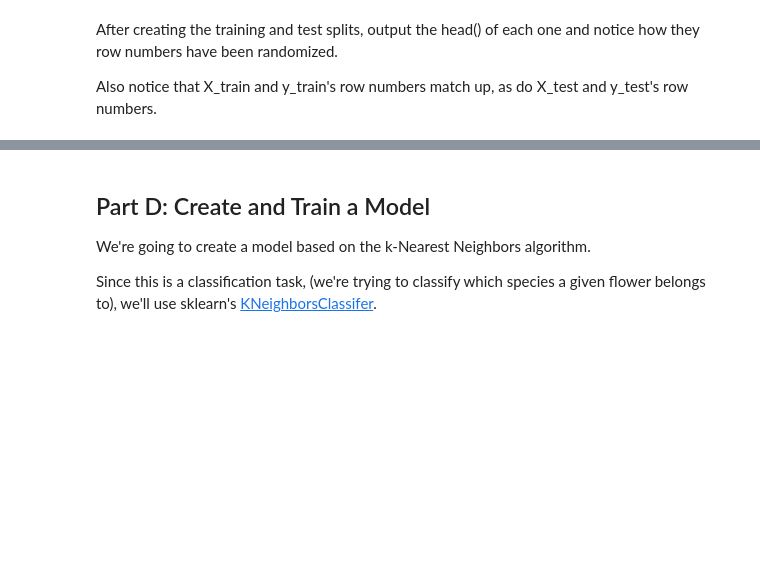
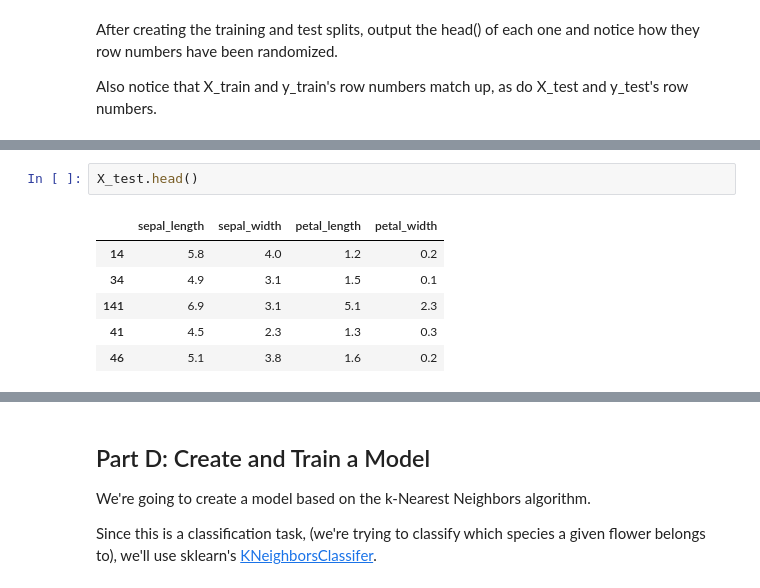
Before and after one commit to Taylor-Paxman/CSE450, a Jupyter notebook: notebooks/Exploration_04.ipynb, the cells around one changed output, grey strips where cells are left out. Drawn from its saved outputs; the diff is of its cells as text; blank space fills up the shorter version.

```diff
--- a/notebooks/Exploration_04.ipynb
+++ b/notebooks/Exploration_04.ipynb
@@ -127,0 +151,9 @@ Also notice that X_train and y_train's row numbers match up, as do X_test and y_
+# %%
+X_test.head()
+# %% [output]
+|  | sepal_length | sepal_width | petal_length | petal_width |
+| 14 | 5.8 | 4.0 | 1.2 | 0.2 |
+| 34 | 4.9 | 3.1 | 1.5 | 0.1 |
+| 141 | 6.9 | 3.1 | 5.1 | 2.3 |
+| 41 | 4.5 | 2.3 | 1.3 | 0.3 |
+| 46 | 5.1 | 3.8 | 1.6 | 0.2 |
```
Also changed, not shown: parts of 12 cells of this notebook.
